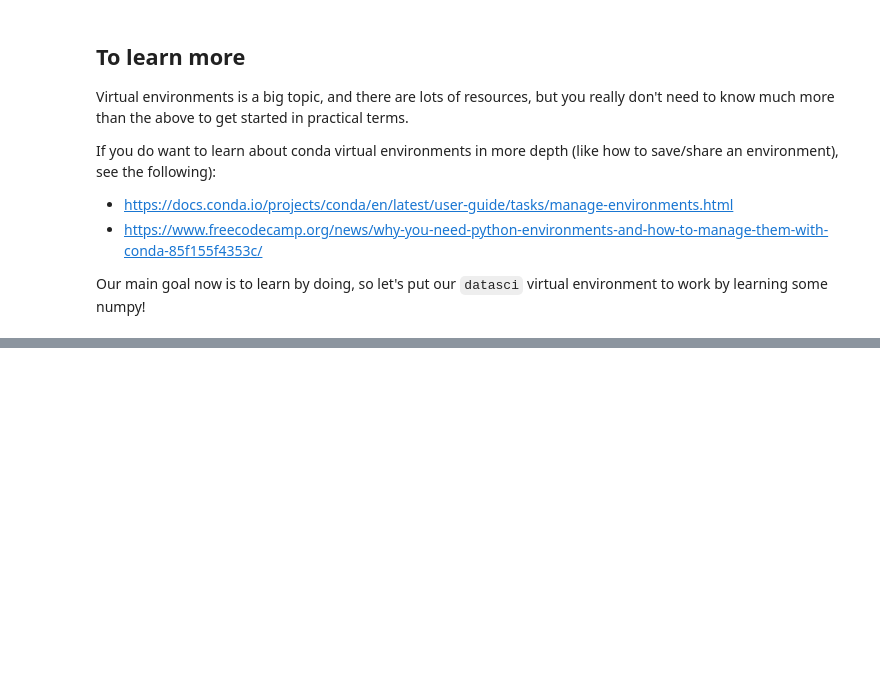
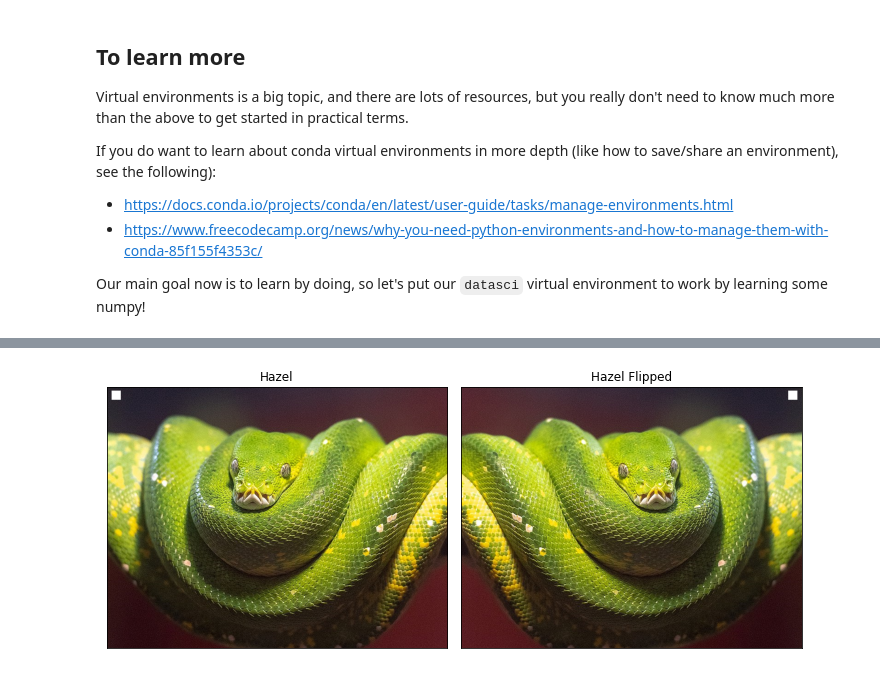
Before and after one commit to EricThomson/practical_python, a Jupyter notebook: week3.ipynb, the cells around one changed output, grey strips where cells are left out. Drawn from its saved outputs; the diff is of its cells as text; code cells hidden in the pictures; blank space fills up the shorter version.

```diff
--- a/week3.ipynb
+++ b/week3.ipynb
@@ -189,0 +867,18 @@ https://www.digitalocean.com/community/tutorials/how-to-import-modules-in-python
+# %%
+hazel = plt.imread('images/hazel.png')
+hazel[10:30, 10:30, :]=1  # add a square to the top left of hazel representation
+hazel_flipped = np.flip(hazel, axis=1)
+# %%
+plt.figure(figsize=(10,5))
+plt.subplot(1,2,1)
+plt.imshow(hazel);
+plt.xticks([]); plt.yticks([]);
+plt.title('Hazel')
+
+plt.subplot(1,2,2)
+plt.imshow(hazel_flipped)
+plt.xticks([]); plt.yticks([]);
+plt.title('Hazel Flipped');
+plt.tight_layout()
+# %% [output]
+[figure, added]
```
Also changed, not shown: parts of 299 cells of this notebook, 5 other files.
